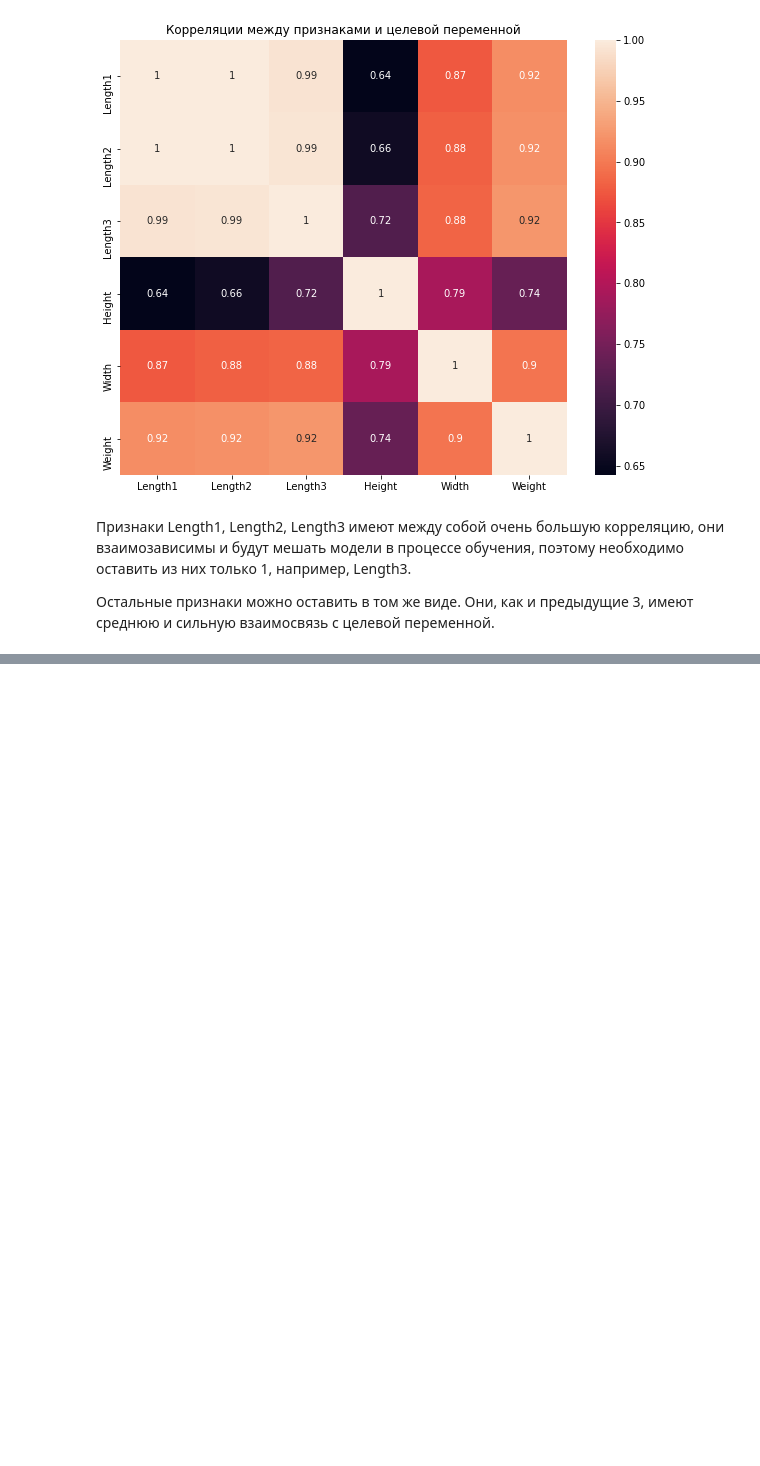
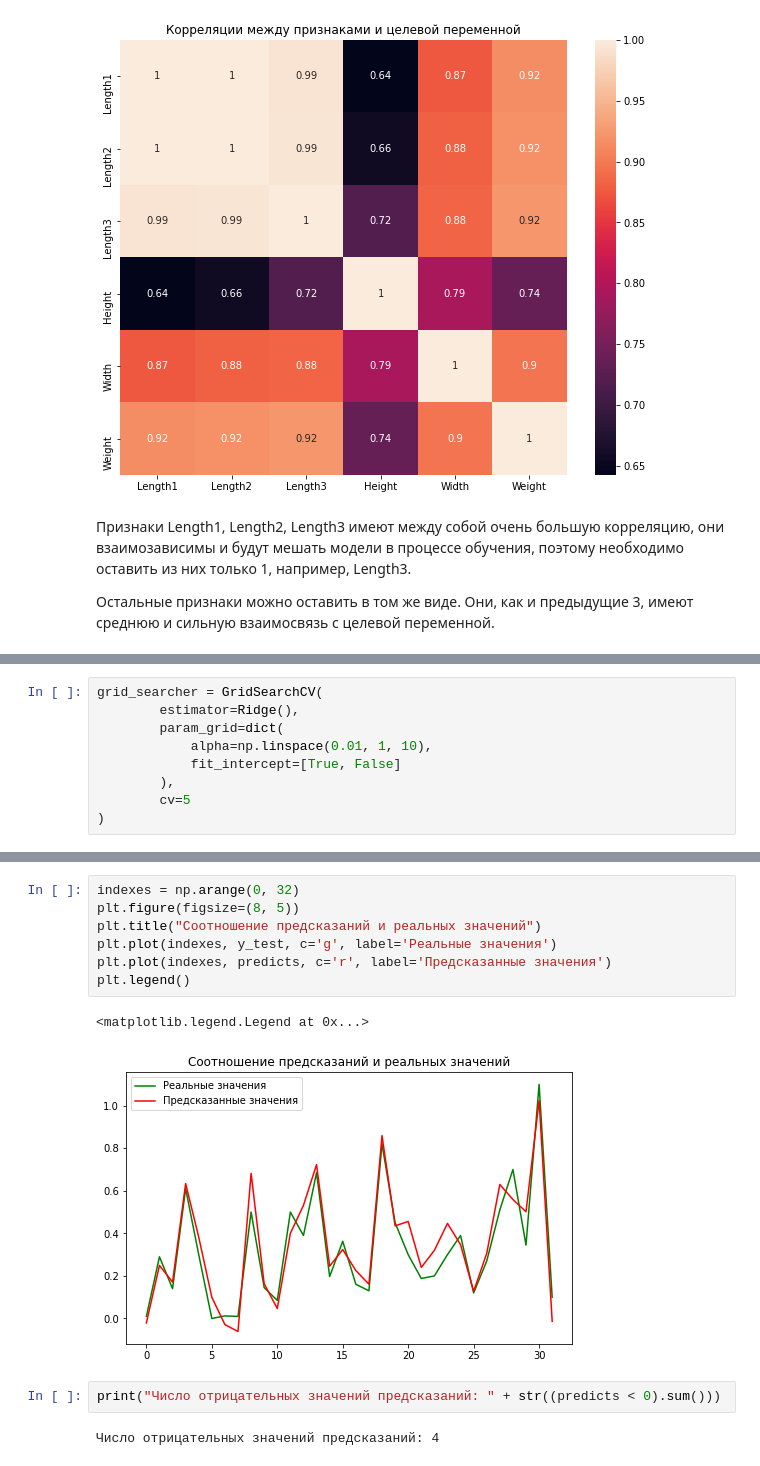
Before and after one commit to Daniil-Solo/Machine-learning-HSE-Specialization, a Jupyter notebook: Fundamentals of Machine Learning/LinReg fish-market/LinReg.ipynb, the cells around one changed output, grey strips where cells are left out. Saved outputs shown, nothing was run; the diff lists cells and outputs as text; blank space fills up the shorter version.

```diff
--- a/Fundamentals of Machine Learning/LinReg fish-market/LinReg.ipynb
+++ b/Fundamentals of Machine Learning/LinReg fish-market/LinReg.ipynb
@@ -128,0 +171,9 @@ Text(0.5, 1.0, 'Корреляции между признаками и целе
+# %%
+grid_searcher = GridSearchCV(
+        estimator=Ridge(),
+        param_grid=dict(
+            alpha=np.linspace(0.01, 1, 10),
+            fit_intercept=[True, False]
+        ),
+        cv=5
+)
@@ -128,0 +226,14 @@ Text(0.5, 1.0, 'Корреляции между признаками и целе
+# %%
+indexes = np.arange(0, 32)
+plt.figure(figsize=(8, 5))
+plt.title("Соотношение предсказаний и реальных значений")
+plt.plot(indexes, y_test, c='g', label='Реальные значения')
+plt.plot(indexes, predicts, c='r', label='Предсказанные значения')
+plt.legend()
+# %% [output]
+<matplotlib.legend.Legend at 0x...>
+[figure, added]
+# %%
+print("Число отрицательных значений предсказаний: " + str((predicts < 0).sum()))
+# %% [output]
+Число отрицательных значений предсказаний: 4
```
Also changed, not shown: parts of 25 cells of this notebook.
